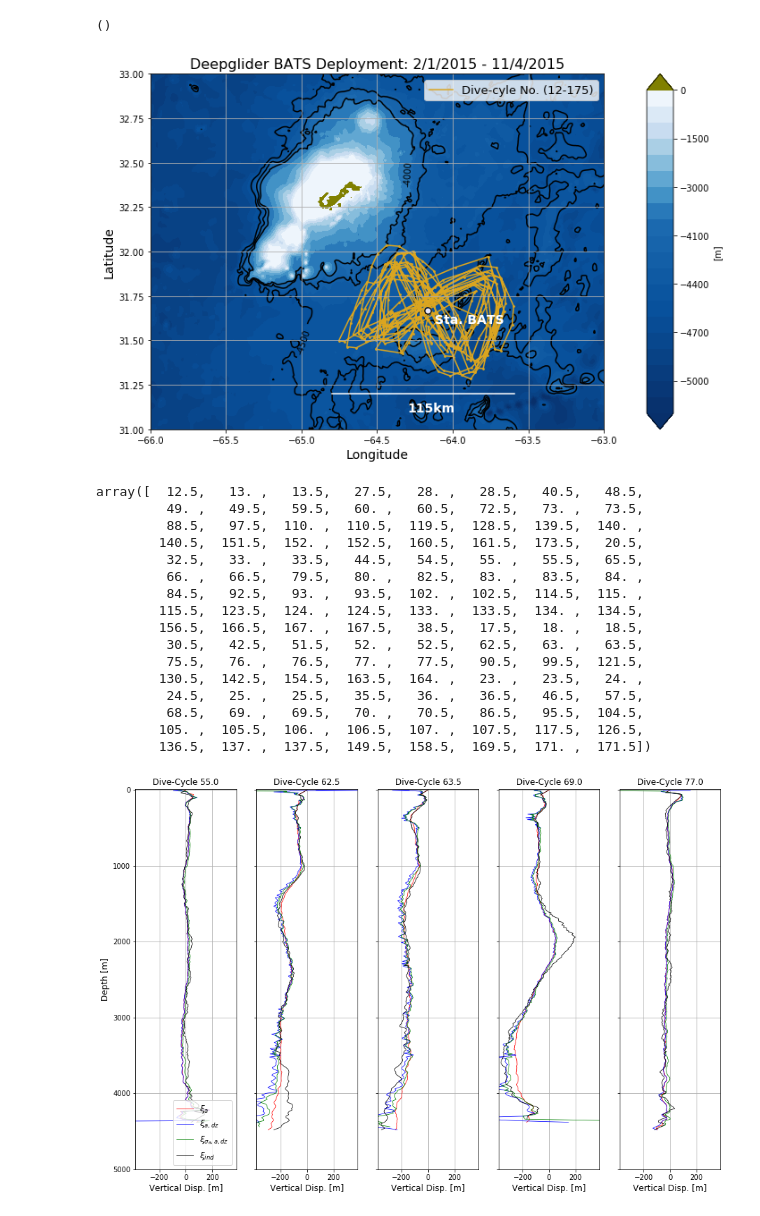
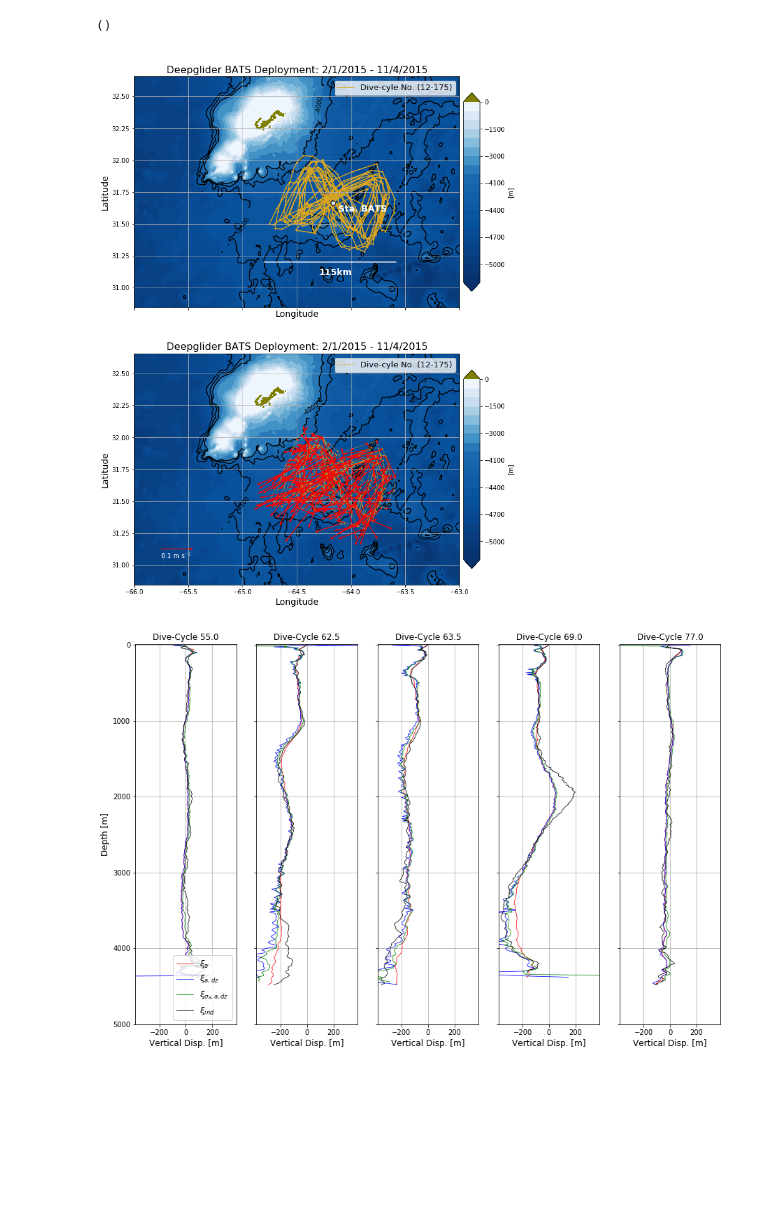
Before and after one commit to jakesteinberg/geostrophic_turbulence, a Jupyter notebook: bats_dg_2015_mode_projections.ipynb, the cells around one changed output. Drawn from its saved outputs; the diff is of its cells as text; code cells hidden in the pictures; blank space fills up the shorter version.

Commit message:
prepping figures for final chapter

```diff
--- a/bats_dg_2015_mode_projections.ipynb
+++ b/bats_dg_2015_mode_projections.ipynb
@@ -89,6 +89,8 @@ mw_eta_2 = IP['eta_2']
 mw_eta_3 = IP['eta_3']
 eta_ind_1 = IP['eta_per_1']
 eta_ind_3 = IP['eta_per_3']
+mw_dac_u = IP['dac_e_mw']
+mw_dac_v = IP['dac_n_mw']
 
 mw_time_good = IP['mw_time_good']
 gamma_good = IP['mw_gamma_good']
@@ -217,62 +199,75 @@ bath_z = bath_fid.variables['elevation'][:]
 levels = [-5200, -5100, -5000, -4900, -4800, -4700, -4600,
           -4500, -4400, -4300, -4200, -4100, -4000, -3500, -3000, -2500, -2000, -1500, -1000, -500, 0]
 
-matplotlib.rcParams['figure.figsize'] = (10,10)
-fig0, ax0 = plt.subplots()
+matplotlib.rcParams['figure.figsize'] = (10,15)
+fig0, (ax0, ax1) = plt.subplots(2, 1, sharex=True)
 cmap = plt.cm.get_cmap("Blues_r")
 cmap.set_over('#808000')  # ('#E6E6E6')
 bc = ax0.contourf(bath_lon, bath_lat, bath_z, levels, cmap='Blues_r', extend='both', zorder=0)
 matplotlib.rcParams['contour.negative_linestyle'] = 'solid'
 bcl = ax0.contour(bath_lon, bath_lat, bath_z, [-4500, -4250, -4000], colors='k', zorder=0)
 ml = [(-65, 31.5), (-64.4, 32.435)]
 ax0.clabel(bcl, manual=ml, inline_spacing=-3, fmt='%1.0f', colors='k')
 
 ax0.scatter(mw_lon, mw_lat, s=3, color='#DAA520')
 # ax0.scatter(mw_lon, mw_lat, s=2, color='#DAA520', edgecolor='#B8860B')
 ax0.plot(mw_lon, mw_lat, color='#DAA520',
         label='Dive-cyle No. (' + str(int(profile_tags[0])) + '-' + str(int(profile_tags[-2])) + ')', zorder=1)
 
 ax0.plot([-64.8, -63.59], [31.2, 31.2], color='w', zorder=2)
 ax0.text(-64.3, 31.1, '115km', color='w', fontsize=14, fontweight='bold')
 ax0.scatter(-(64 + (10 / 60)), 31 + (40 / 60), s=50, color='#E6E6FA', edgecolors='k', zorder=3)
 ax0.scatter(-(64 + (10 / 60)), 31 + (40 / 60), s=50, color='#E6E6FA', edgecolors='k', zorder=4)
 ax0.text(-(64 + (10 / 60)) + .05, 31 + (40 / 60) - .07, 'Sta. BATS', color='w', fontsize=14, fontweight='bold')
 w = 1 / np.cos(np.deg2rad(ref_lat))
-ax0.axis([-66, -63, 31, 33])
 ax0.set_aspect(w)
+ax0.set_xlim([-66, -63])
+ax0.set_ylim([30.5, 33])
 divider = make_axes_locatable(ax0)
 cax = divider.append_axes("right", size="5%", pad=0.05)
 fig0.colorbar(bc, cax=cax, label='[m]')
 ax0.set_xlabel('Longitude', fontsize=14)
 ax0.set_ylabel('Latitude', fontsize=14)
 handles, labels = ax0.get_legend_handles_labels()
 ax0.legend(handles, labels, fontsize=13)
 ax0.set_title('Deepglider BATS Deployment: ' + np.str(t_s.month) + '/' + np.str(t_s.day) + '/' + np.str(
     t_s.year) + ' - ' + np.str(t_e.month) + '/' + np.str(t_e.day) + '/' + np.str(t_e.year), fontsize=16)
-plt.tight_layout()
-plot_pro(ax0)
-fig0.savefig("/Users/jake/Documents/baroclinic_modes/Meetings/meeting_19_04_18/bats_bathy.jpg", dpi=300)
+# plt.tight_layout()
+ax0.grid()
+
+bc = ax1.contourf(bath_lon, bath_lat, bath_z, levels, cmap='Blues_r', extend='both', zorder=0)
+matplotlib.rcParams['contour.negative_linestyle'] = 'solid'
+bcl = ax1.contour(bath_lon, bath_lat, bath_z, [-4500, -4250, -4000], colors='k', zorder=0)
+ml = [(-65, 31.5), (-64.4, 32.435)]
+ax1.clabel(bcl, manual=ml, inline_spacing=-3, fmt='%1.0f', colors='k')
+
+ax1.scatter(mw_lon, mw_lat, s=2, color='#DAA520')
+# ax0.scatter(mw_lon, mw_lat, s=2, color='#DAA520', edgecolor='#B8860B')
+ax1.plot(mw_lon, mw_lat, color='#DAA520',
+        label='Dive-cyle No. (' + str(int(profile_tags[0])) + '-' + str(int(profile_tags[-2])) + ')',
+         zorder=1, linewidth=0.5)
+
+ax1.quiver(mw_lon, mw_lat, mw_dac_u, mw_dac_v, color='r', scale=1, width=0.0025, zorder=2)
+ax1.quiver(-65.75, 31.125, 0.1, 0, color='r', scale=1, width=0.0025, zorder=2)
+ax1.text(-65.75, 31.05, r'0.1 m s$^{-1}$', color='w' )
+w = 1 / np.cos(np.deg2rad(ref_lat))
+ax1.set_aspect(w)
+ax1.set_xlim([-66, -63])
+ax1.set_ylim([30.5, 33])
+divider = make_axes_locatable(ax1)
+cax = divider.append_axes("right", size="5%", pad=0.05)
+fig0.colorbar(bc, cax=cax, label='[m]')
+ax1.set_xlabel('Longitude', fontsize=14)
+ax1.set_ylabel('Latitude', fontsize=14)
+handles, labels = ax1.get_legend_handles_labels()
+ax1.legend(handles, labels, fontsize=13)
+ax1.set_title('Deepglider BATS Deployment: ' + np.str(t_s.month) + '/' + np.str(t_s.day) + '/' + np.str(
+    t_s.year) + ' - ' + np.str(t_e.month) + '/' + np.str(t_e.day) + '/' + np.str(t_e.year), fontsize=16)
+# plt.tight_layout()
+plot_pro(ax1)
+fig0.savefig("/Users/jake/Documents/baroclinic_modes/dissertation/bats_bathy_dac.jpg", dpi=300)
 # %% [output]
-[figure, old version]
+[figure, new version]
-# %%
-mw_prof_good
-# %% [output]
-array([  12.5,   13. ,   13.5,   27.5,   28. ,   28.5,   40.5,   48.5,
-         49. ,   49.5,   59.5,   60. ,   60.5,   72.5,   73. ,   73.5,
-         88.5,   97.5,  110. ,  110.5,  119.5,  128.5,  139.5,  140. ,
-        140.5,  151.5,  152. ,  152.5,  160.5,  161.5,  173.5,   20.5,
-         32.5,   33. ,   33.5,   44.5,   54.5,   55. ,   55.5,   65.5,
-         66. ,   66.5,   79.5,   80. ,   82.5,   83. ,   83.5,   84. ,
-         84.5,   92.5,   93. ,   93.5,  102. ,  102.5,  114.5,  115. ,
-        115.5,  123.5,  124. ,  124.5,  133. ,  133.5,  134. ,  134.5,
-        156.5,  166.5,  167. ,  167.5,   38.5,   17.5,   18. ,   18.5,
-         30.5,   42.5,   51.5,   52. ,   52.5,   62.5,   63. ,   63.5,
-         75.5,   76. ,   76.5,   77. ,   77.5,   90.5,   99.5,  121.5,
-        130.5,  142.5,  154.5,  163.5,  164. ,   23. ,   23.5,   24. ,
-         24.5,   25. ,   25.5,   35.5,   36. ,   36.5,   46.5,   57.5,
-         68.5,   69. ,   69.5,   70. ,   70.5,   86.5,   95.5,  104.5,
-        105. ,  105.5,  106. ,  106.5,  107. ,  107.5,  117.5,  126.5,
-        136.5,  137. ,  137.5,  149.5,  158.5,  169.5,  171. ,  171.5])
 # %%
 # plot etas calculated above
 # these_profiles = np.array([27.5,   28. ,   28.5,   40.5,   48.5])
```
Also changed, not shown: parts of 20 cells of this notebook, 4 other files.
